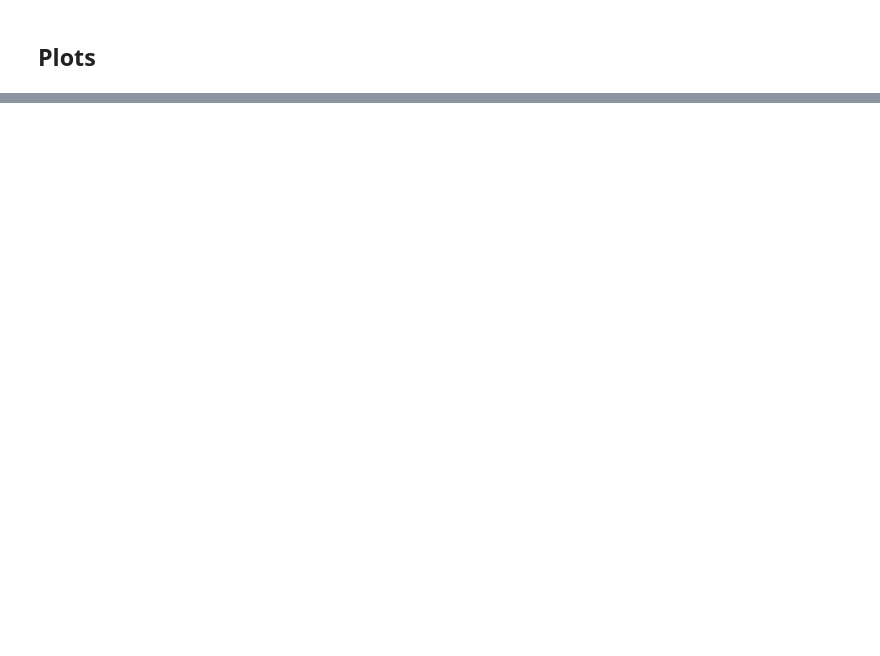
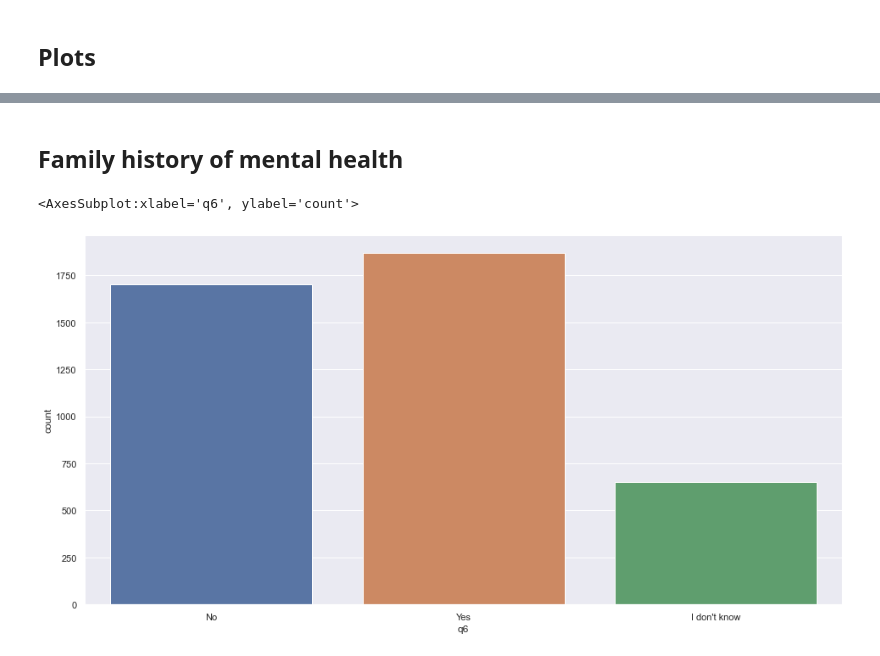
Before and after one commit to appelquist/bda-project, a Jupyter notebook: Project Data Analytics.ipynb, the cells around one changed output, grey strips where cells are left out. Saved outputs shown, nothing was run; the diff lists cells and outputs as text; code cells hidden in the pictures; blank space fills up the shorter version.

```diff
--- a/Project Data Analytics.ipynb
+++ b/Project Data Analytics.ipynb
@@ -231,0 +252,7 @@ sns.countplot(x='q8', data=surveys)
+# %% [markdown]
+## Family history of mental health
+# %%
+sns.countplot(x='q6', data=surveys)
+# %% [output]
+<AxesSubplot:xlabel='q6', ylabel='count'>
+[figure, added]
```
Also changed, not shown: parts of 34 cells of this notebook.
